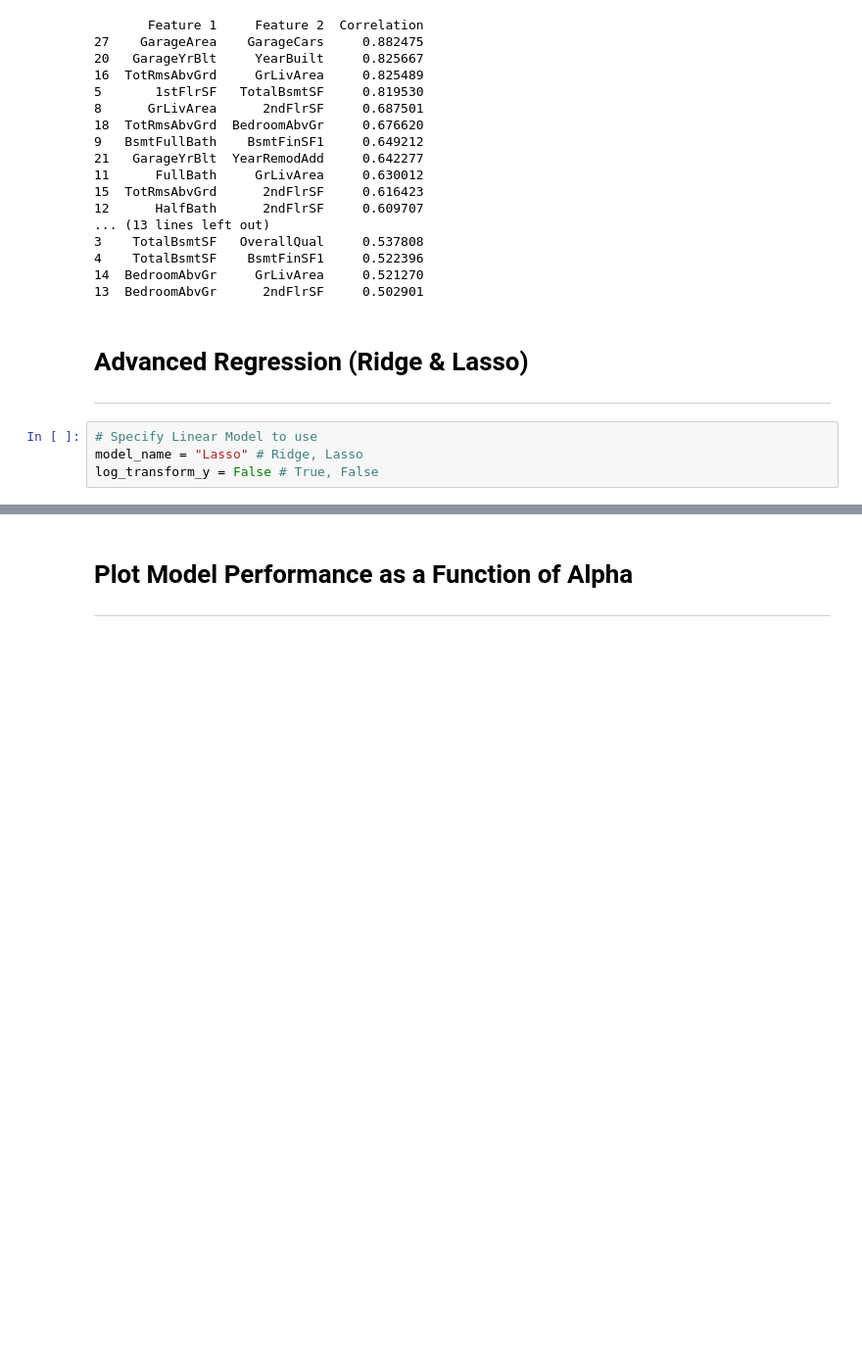
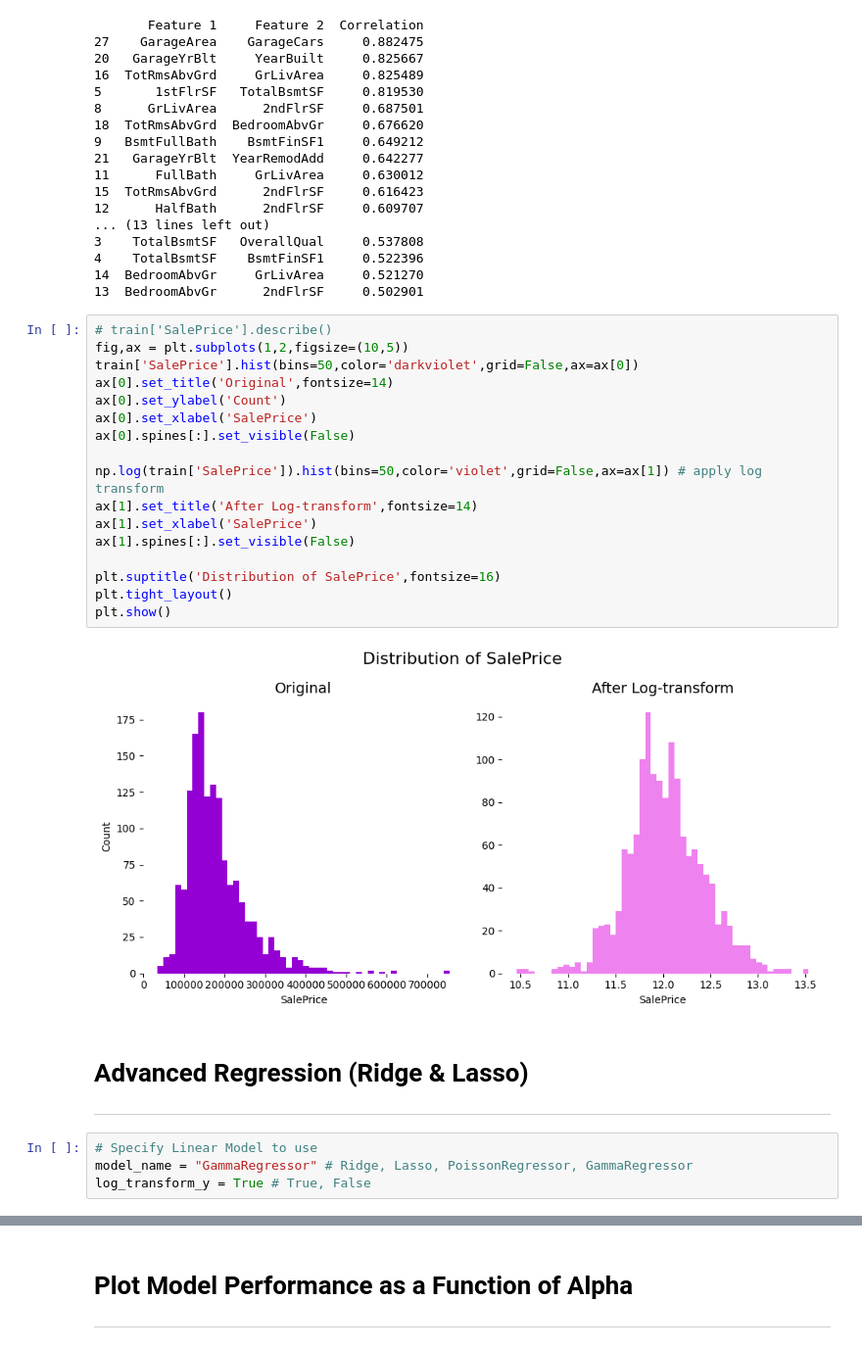
Before and after one commit to cfoli/AI-4-Financial-Modeling, a Jupyter notebook: House_Price_Forecasting.ipynb, the cells around one changed output, grey strips where cells are left out. Shown at 98% size. Saved outputs shown, nothing was run; the diff lists cells and outputs as text; blank space fills up the shorter version.

```diff
--- a/House_Price_Forecasting.ipynb
+++ b/House_Price_Forecasting.ipynb
@@ -178,14 +181,33 @@ print(high_corr_df)
 4    TotalBsmtSF    BsmtFinSF1     0.522396
 14  BedroomAbvGr     GrLivArea     0.521270
 13  BedroomAbvGr      2ndFlrSF     0.502901
+# %%
+# train['SalePrice'].describe()
+fig,ax = plt.subplots(1,2,figsize=(10,5))
+train['SalePrice'].hist(bins=50,color='darkviolet',grid=False,ax=ax[0])
+ax[0].set_title('Original',fontsize=14)
+ax[0].set_ylabel('Count')
+ax[0].set_xlabel('SalePrice')
+ax[0].spines[:].set_visible(False)
+
+np.log(train['SalePrice']).hist(bins=50,color='violet',grid=False,ax=ax[1]) # apply log transform
+ax[1].set_title('After Log-transform',fontsize=14)
+ax[1].set_xlabel('SalePrice')
+ax[1].spines[:].set_visible(False)
+
+plt.suptitle('Distribution of SalePrice',fontsize=16)
+plt.tight_layout()
+plt.show()
+# %% [output]
+[figure, added]
 # %% [markdown]
 # Advanced Regression (Ridge & Lasso)
 
 ---
 # %%
 # Specify Linear Model to use
-model_name = "Lasso" # Ridge, Lasso
-log_transform_y = False # True, False
+model_name = "GammaRegressor" # Ridge, Lasso, PoissonRegressor, GammaRegressor
+log_transform_y = True # True, False
 # %%
 import pandas as pd
 import numpy as np
```
Also changed, not shown: parts of 17 cells of this notebook.
